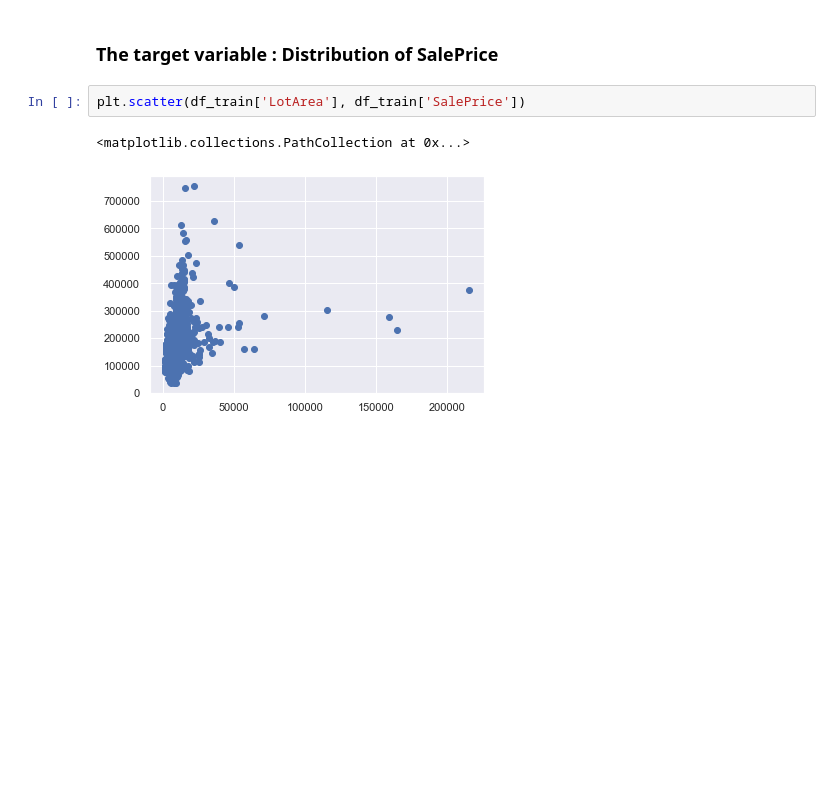
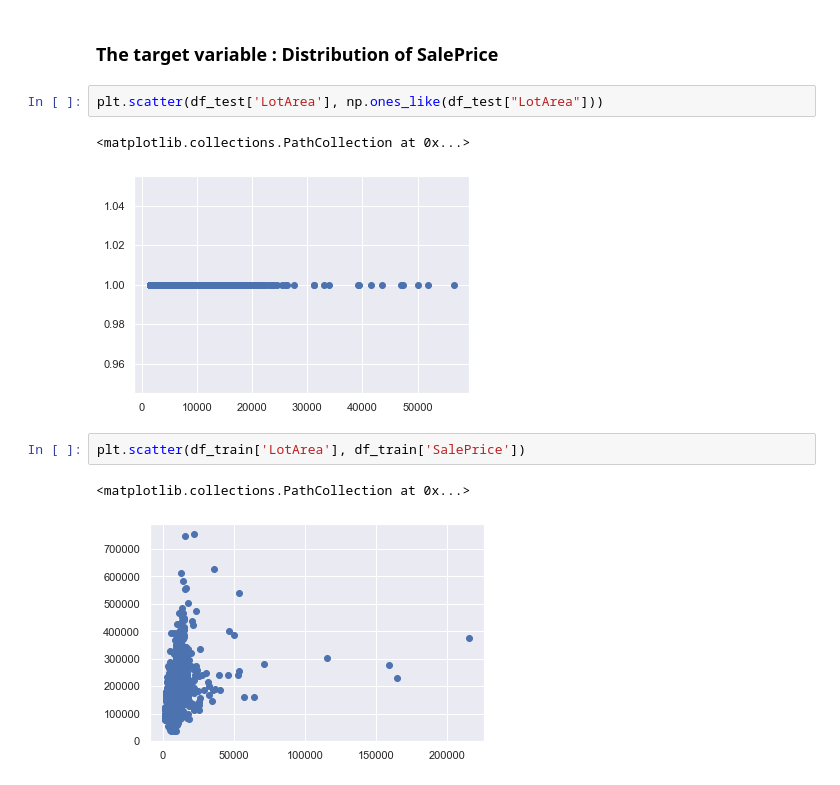
Before and after one commit to VorobevEI/MADMO, a Jupyter notebook: seminar08_eda2/house-prices-eda-to-ml-beginner.ipynb, the cells around one changed output. Drawn from its saved outputs; the diff is of its cells as text; blank space fills up the shorter version.

```diff
--- a/seminar08_eda2/house-prices-eda-to-ml-beginner.ipynb
+++ b/seminar08_eda2/house-prices-eda-to-ml-beginner.ipynb
@@ -268,6 +286,11 @@ df_test.describe()
 | max | 2919.000000 | 190.000000 | 200.000000 | 56600.000000 | 10.000000 | 9.000000 | 2010.000000 | 2010.000000 | ... |
 # %% [markdown]
 ### The target variable : Distribution of SalePrice
+# %%
+plt.scatter(df_test['LotArea'], np.ones_like(df_test["LotArea"]))
+# %% [output]
+<matplotlib.collections.PathCollection at 0x...>
+[figure, added]
 # %%
 plt.scatter(df_train['LotArea'], df_train['SalePrice'])
 # %% [output]
```
Also changed, not shown: parts of 45 cells of this notebook.
